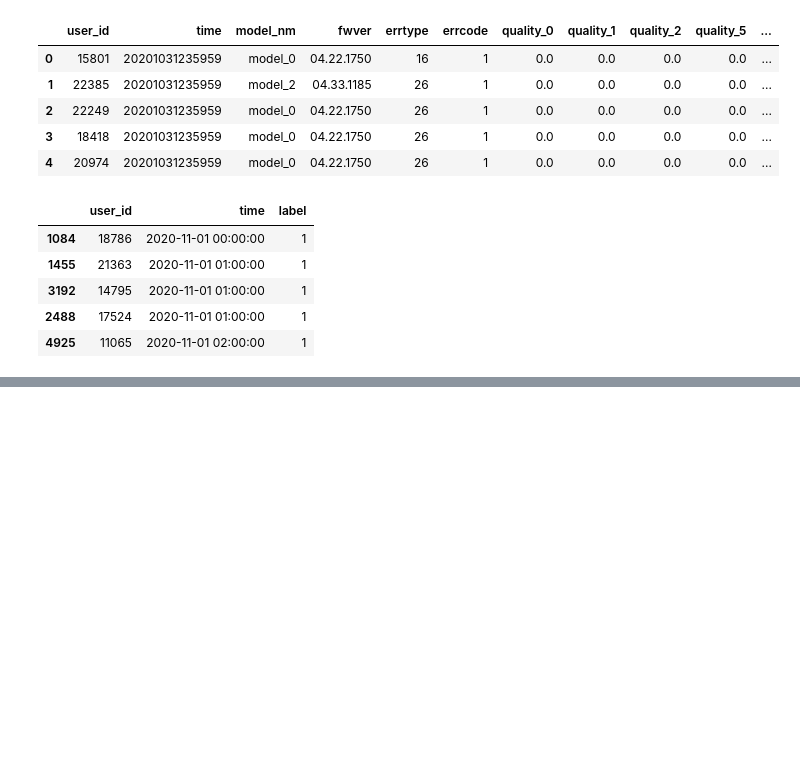
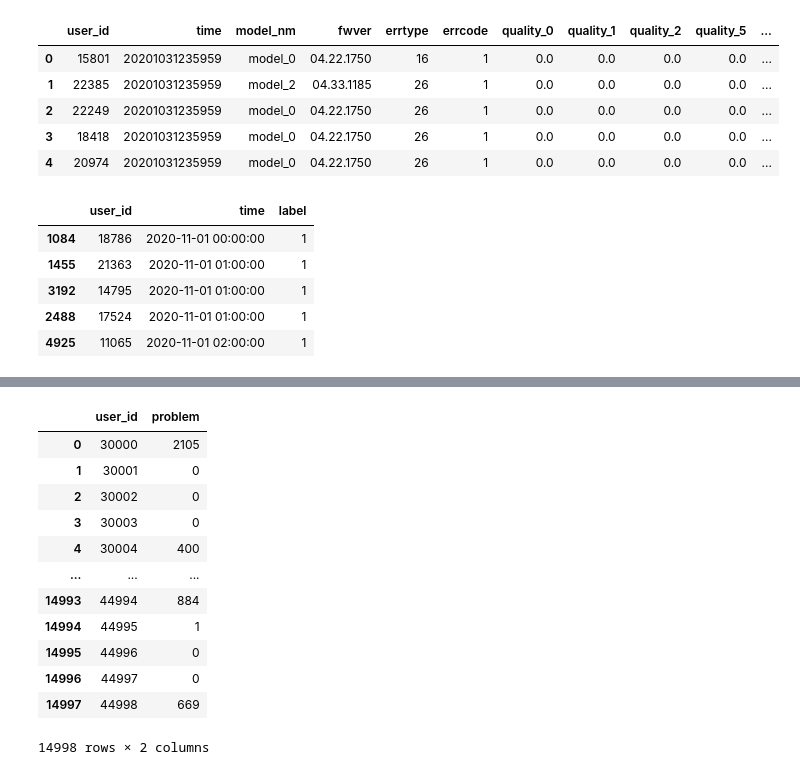
Before and after one commit to sue-bin/quality-change-prediction, a Jupyter notebook: codes/new_fe.ipynb, the cells around one changed output, grey strips where cells are left out. Drawn from its saved outputs; the diff is of its cells as text; code cells hidden in the pictures; blank space fills up the shorter version.

```diff
--- a/codes/new_fe.ipynb
+++ b/codes/new_fe.ipynb
@@ -287,0 +571,2 @@ train_err_chg_prob.head()
+# %%
+pred_ensemble = model.predict(test_x)
@@ -287,0 +577,4 @@ train_err_chg_prob.head()
+# %%
+pred_ensemble= np.where(pred_ensemble > 0.6, 1, 0)
+# %%
+pred_ensemble = pd.DataFrame(data = {"user_id" : test_x["user_id"], "problem": pred_ensemble})
@@ -287,0 +587,2 @@ train_err_chg_prob.head()
+# %%
+pred_ensemble = pred_ensemble.groupby(by = "user_id").sum()
@@ -287,0 +606,17 @@ train_err_chg_prob.head()
+# %%
+pred_ensemble.reset_index(inplace=True)
+pred_ensemble
+# %% [output]
+|  | user_id | problem |
+| 0 | 30000 | 2105 |
+| 1 | 30001 | 0 |
+| 2 | 30002 | 0 |
+| 3 | 30003 | 0 |
+| 4 | 30004 | 400 |
+| ... | ... | ... |
+| 14993 | 44994 | 884 |
+| 14994 | 44995 | 1 |
+| 14995 | 44996 | 0 |
+| 14996 | 44997 | 0 |
+| 14997 | 44998 | 669 |
+14998 rows × 2 columns
```
Also changed, not shown: parts of 52 cells of this notebook, 2 other files.
